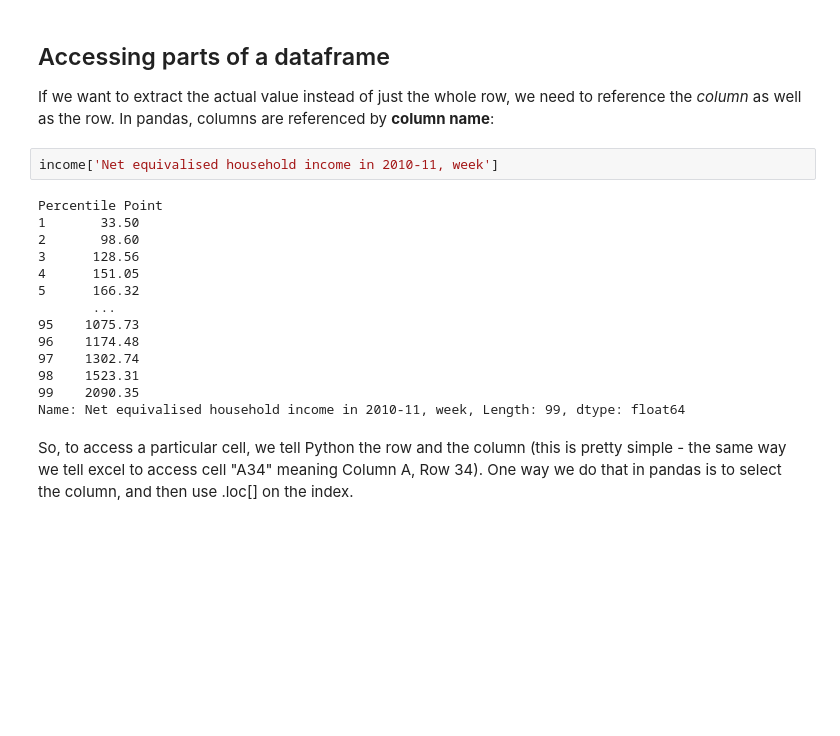
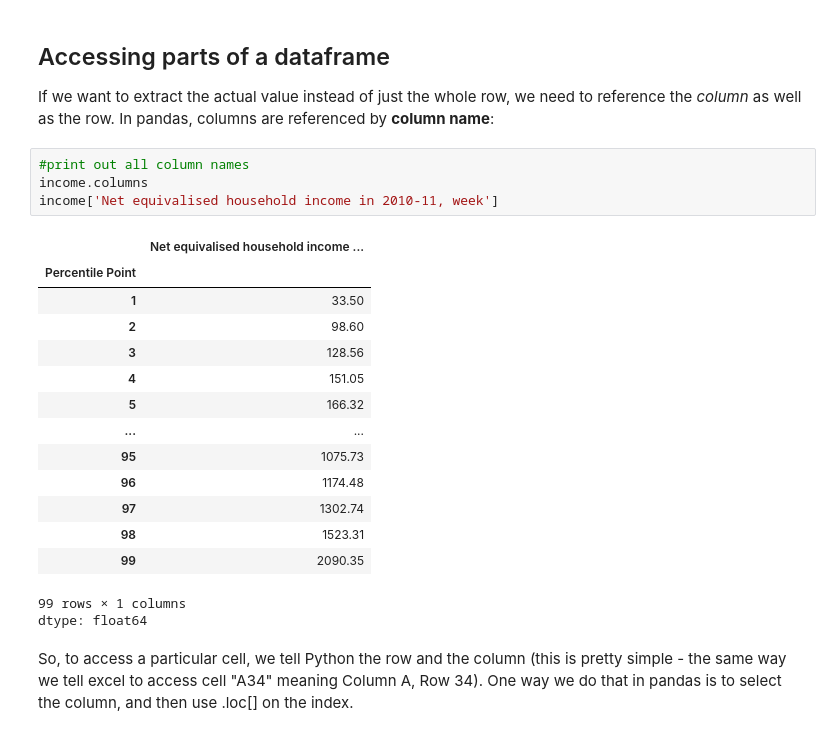
Before and after one commit to adaozdmr/QM2, a Jupyter notebook: notebooks/W02. Pandas.ipynb, the cells around one changed output. Saved outputs shown, nothing was run; the diff lists cells and outputs as text; blank space fills up the shorter version.

```diff
--- a/notebooks/W02. Pandas.ipynb
+++ b/notebooks/W02. Pandas.ipynb
@@ -119,21 +117,25 @@ income.loc[90:95]
 
 If we want to extract the actual value instead of just the whole row, we need to reference the *column* as well as the row. In pandas, columns are referenced by **column name**:
 # %%
+#print out all column names
+income.columns
 income['Net equivalised household income in 2010-11, week']
 # %% [output]
+|  | Net equivalised household income ... |
+| Percentile Point |  |
+| 1 | 33.50 |
+| 2 | 98.60 |
+| 3 | 128.56 |
+| 4 | 151.05 |
+| 5 | 166.32 |
+| ... | ... |
+| 95 | 1075.73 |
+| 96 | 1174.48 |
+| 97 | 1302.74 |
+| 98 | 1523.31 |
+| 99 | 2090.35 |
-Percentile Point
-1       33.50
-2       98.60
-3      128.56
-4      151.05
-5      166.32
-       ...
-95    1075.73
-96    1174.48
-97    1302.74
-98    1523.31
-99    2090.35
-Name: Net equivalised household income in 2010-11, week, Length: 99, dtype: float64
+99 rows × 1 columns
+dtype: float64
 # %% [markdown]
 So, to access a particular cell, we tell Python the row and the column (this is pretty simple - the same way we tell excel to access cell "A34" meaning Column A, Row 34). One way we do that in pandas is to select the column, and then use .loc[] on the index.
 # %%
```
Also changed, not shown: parts of 6 cells of this notebook.
